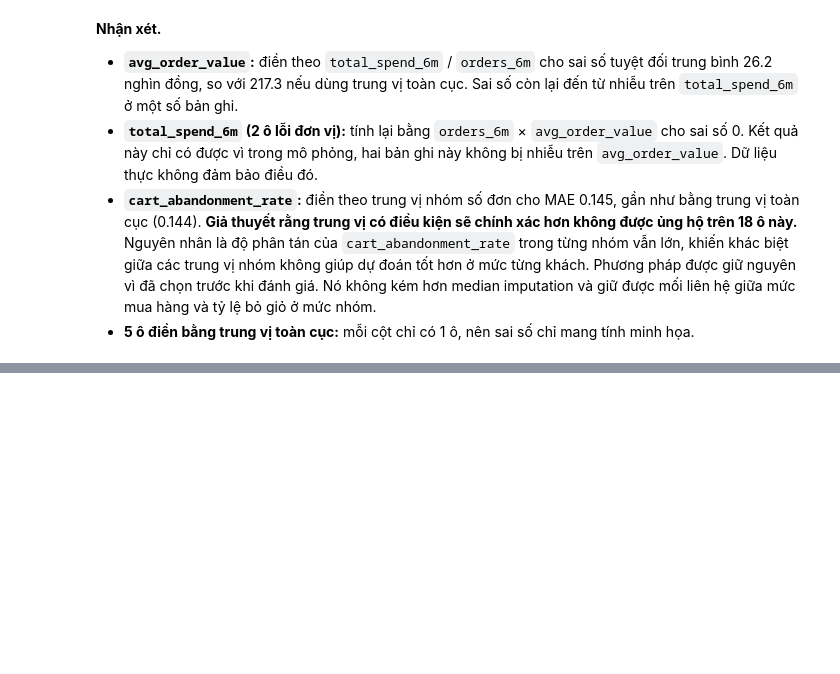
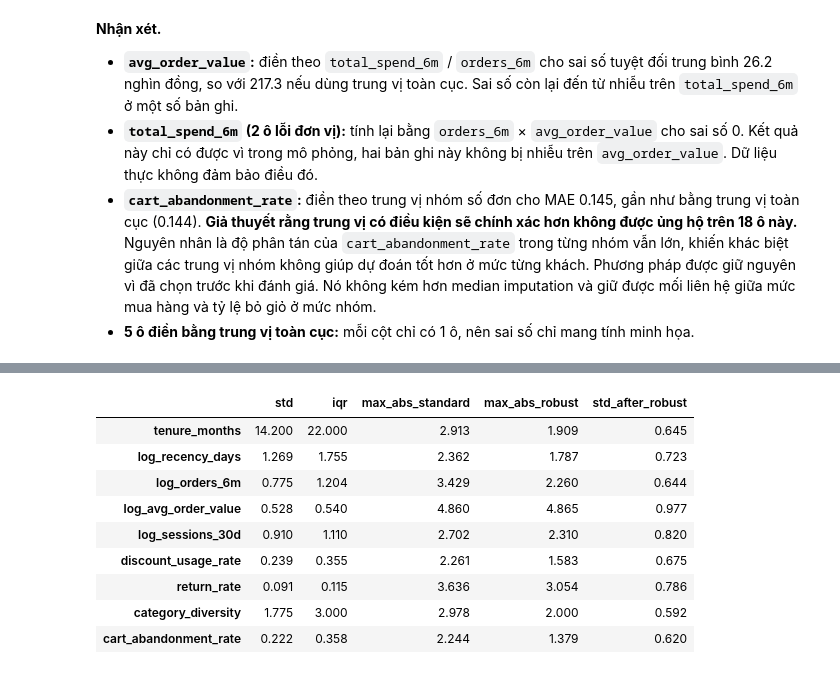
Before and after one commit to Longkyoladn/Datamining-, a Jupyter notebook: customer_segmentation/notebooks/customer_segmentation.ipynb, the cells around one changed output, grey strips where cells are left out. Cells and saved outputs as stored; diff of their text form; code cells hidden in the pictures; blank space fills up the shorter version.

```diff
--- a/customer_segmentation/notebooks/customer_segmentation.ipynb
+++ b/customer_segmentation/notebooks/customer_segmentation.ipynb
@@ -1771,0 +1826,36 @@ imputation_eval.groupby(["column", "method"]).agg(
+# %%
+MODEL_NUMERIC_FEATURES = [
+    "tenure_months", "recency_days", "orders_6m", "avg_order_value", "sessions_30d",
+    "discount_usage_rate", "return_rate", "category_diversity", "cart_abandonment_rate",
+]
+LOG_FEATURES = ["recency_days", "orders_6m", "avg_order_value", "sessions_30d"]
+DROPPED_FEATURES = ["total_spend_6m"]
+assert set(MODEL_NUMERIC_FEATURES) | set(DROPPED_FEATURES) == set(NUMERIC_FEATURES)
+
+
+def transform_numeric(df):
+    numeric = df[MODEL_NUMERIC_FEATURES].astype(float).copy()
+    numeric[LOG_FEATURES] = np.log1p(numeric[LOG_FEATURES])
+    return numeric.rename(columns={c: f"log_{c}" for c in LOG_FEATURES})
+
+
+log_numeric = transform_numeric(prepared_input)
+scaler_comparison = pd.DataFrame({
+    "std": log_numeric.std(),
+    "iqr": log_numeric.quantile(0.75) - log_numeric.quantile(0.25),
+    "max_abs_standard": np.abs(StandardScaler().fit_transform(log_numeric)).max(axis=0),
+    "max_abs_robust": np.abs(RobustScaler().fit_transform(log_numeric)).max(axis=0),
+    "std_after_robust": RobustScaler().fit_transform(log_numeric).std(axis=0, ddof=1),
+})
+scaler_comparison.round(3)
+# %% [output]
+|  | std | iqr | max_abs_standard | max_abs_robust | std_after_robust |
+| tenure_months | 14.200 | 22.000 | 2.913 | 1.909 | 0.645 |
+| log_recency_days | 1.269 | 1.755 | 2.362 | 1.787 | 0.723 |
+| log_orders_6m | 0.775 | 1.204 | 3.429 | 2.260 | 0.644 |
+| log_avg_order_value | 0.528 | 0.540 | 4.860 | 4.865 | 0.977 |
+| log_sessions_30d | 0.910 | 1.110 | 2.702 | 2.310 | 0.820 |
+| discount_usage_rate | 0.239 | 0.355 | 2.261 | 1.583 | 0.675 |
+| return_rate | 0.091 | 0.115 | 3.636 | 3.054 | 0.786 |
+| category_diversity | 1.775 | 3.000 | 2.978 | 2.000 | 0.592 |
+| cart_abandonment_rate | 0.222 | 0.358 | 2.244 | 1.379 | 0.620 |
```
Also changed, not shown: parts of 17 cells of this notebook, 3 other files.
